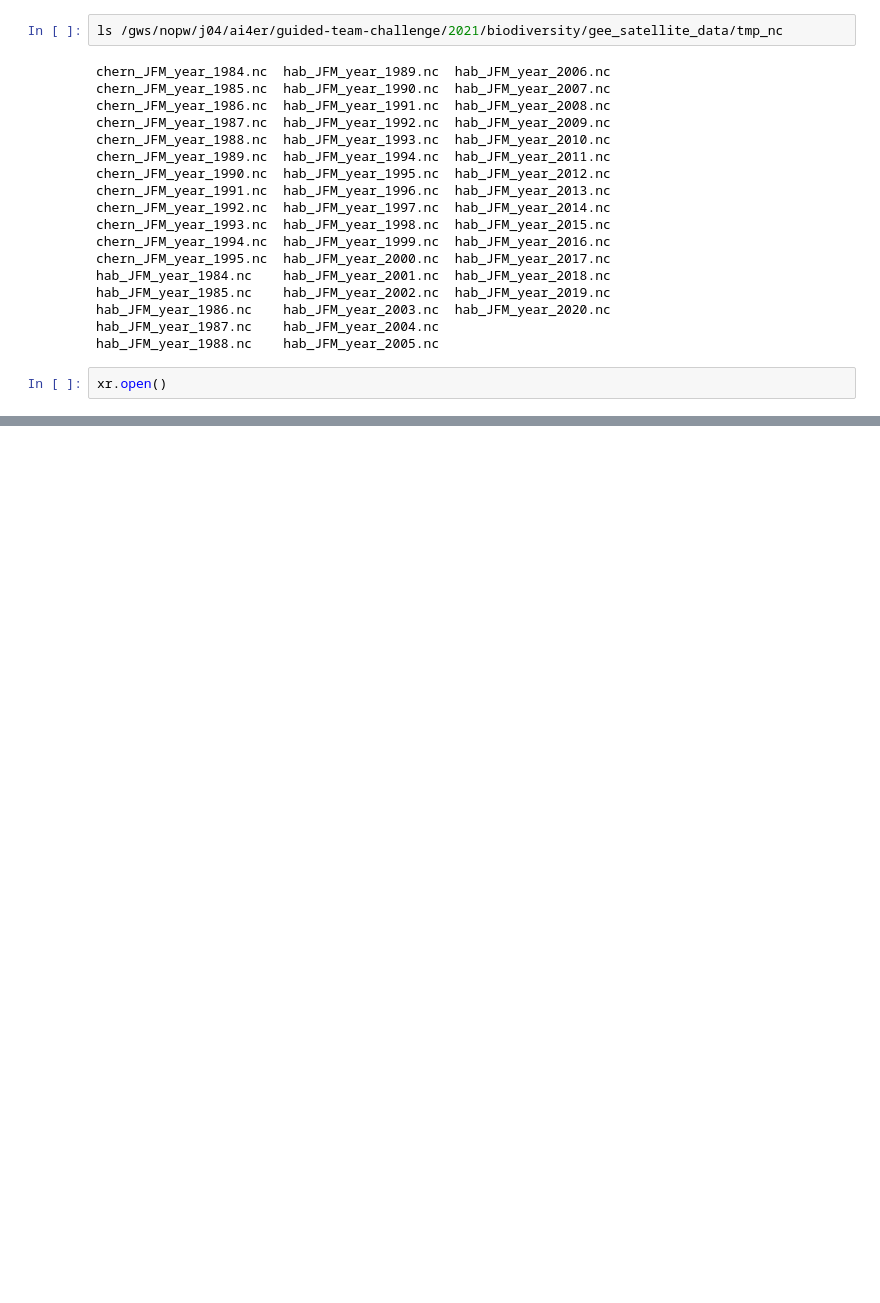
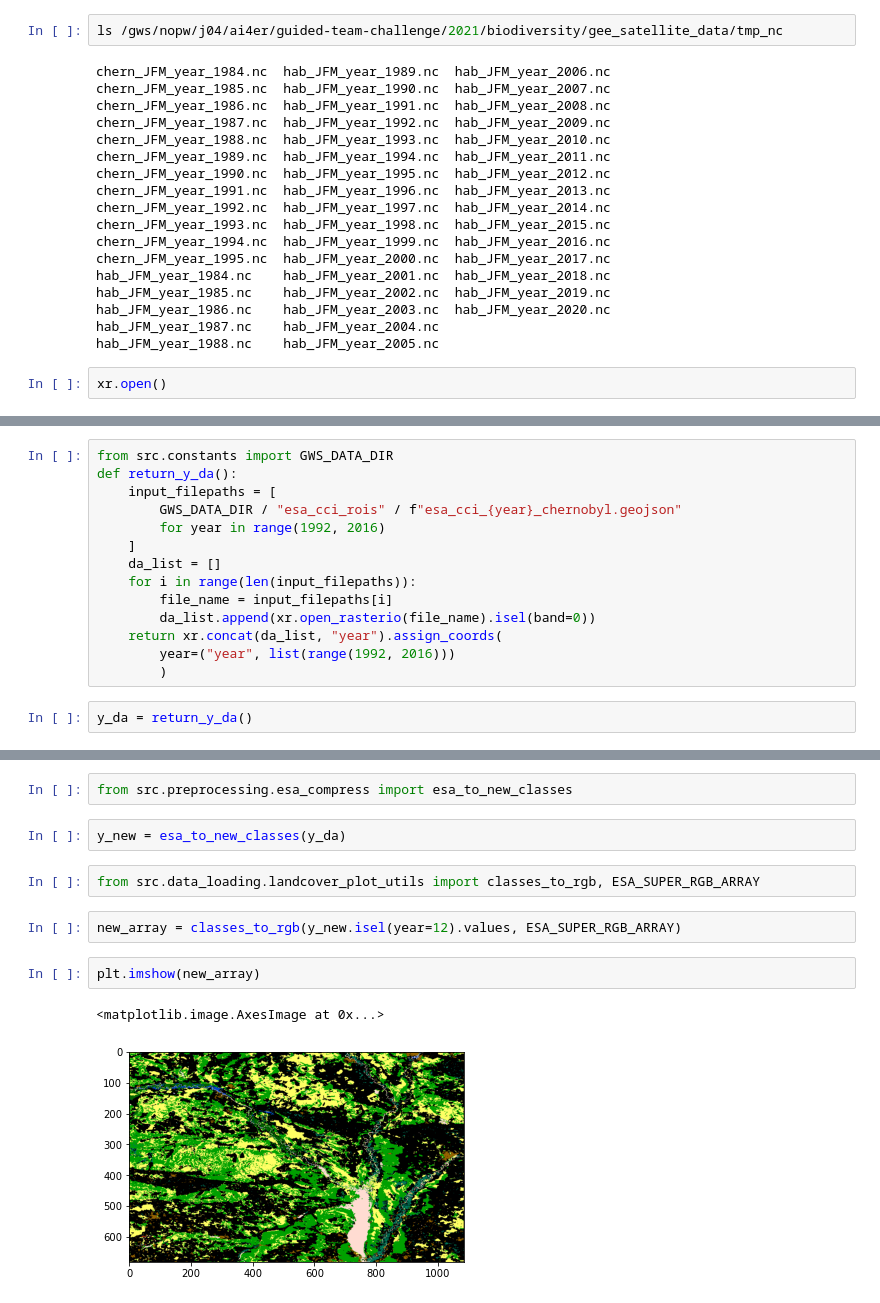
Before and after one commit to ai4er-cdt/geograph, a Jupyter notebook: notebooks/exploratory/sdat2-4-debug-np-load.ipynb, the cells around one changed output, grey strips where cells are left out. Cells and saved outputs as stored; diff of their text form; blank space fills up the shorter version.

```diff
--- a/notebooks/exploratory/sdat2-4-debug-np-load.ipynb
+++ b/notebooks/exploratory/sdat2-4-debug-np-load.ipynb
@@ -679,0 +958,16 @@ xr.open()
+# %%
+from src.constants import GWS_DATA_DIR
+def return_y_da():
+    input_filepaths = [
+        GWS_DATA_DIR / "esa_cci_rois" / f"esa_cci_{year}_chernobyl.geojson"
+        for year in range(1992, 2016)
+    ]
+    da_list = []
+    for i in range(len(input_filepaths)):
+        file_name = input_filepaths[i]
+        da_list.append(xr.open_rasterio(file_name).isel(band=0))
+    return xr.concat(da_list, "year").assign_coords(
+        year=("year", list(range(1992, 2016)))
+        )
+# %%
+y_da = return_y_da()
@@ -679,0 +994,13 @@ xr.open()
+# %%
+from src.preprocessing.esa_compress import esa_to_new_classes
+# %%
+y_new = esa_to_new_classes(y_da)
+# %%
+from src.data_loading.landcover_plot_utils import classes_to_rgb, ESA_SUPER_RGB_ARRAY
+# %%
+new_array = classes_to_rgb(y_new.isel(year=12).values, ESA_SUPER_RGB_ARRAY)
+# %%
+plt.imshow(new_array)
+# %% [output]
+<matplotlib.image.AxesImage at 0x...>
+[figure, added]
```
Also changed, not shown: parts of 72 cells of this notebook, 5 other files.
